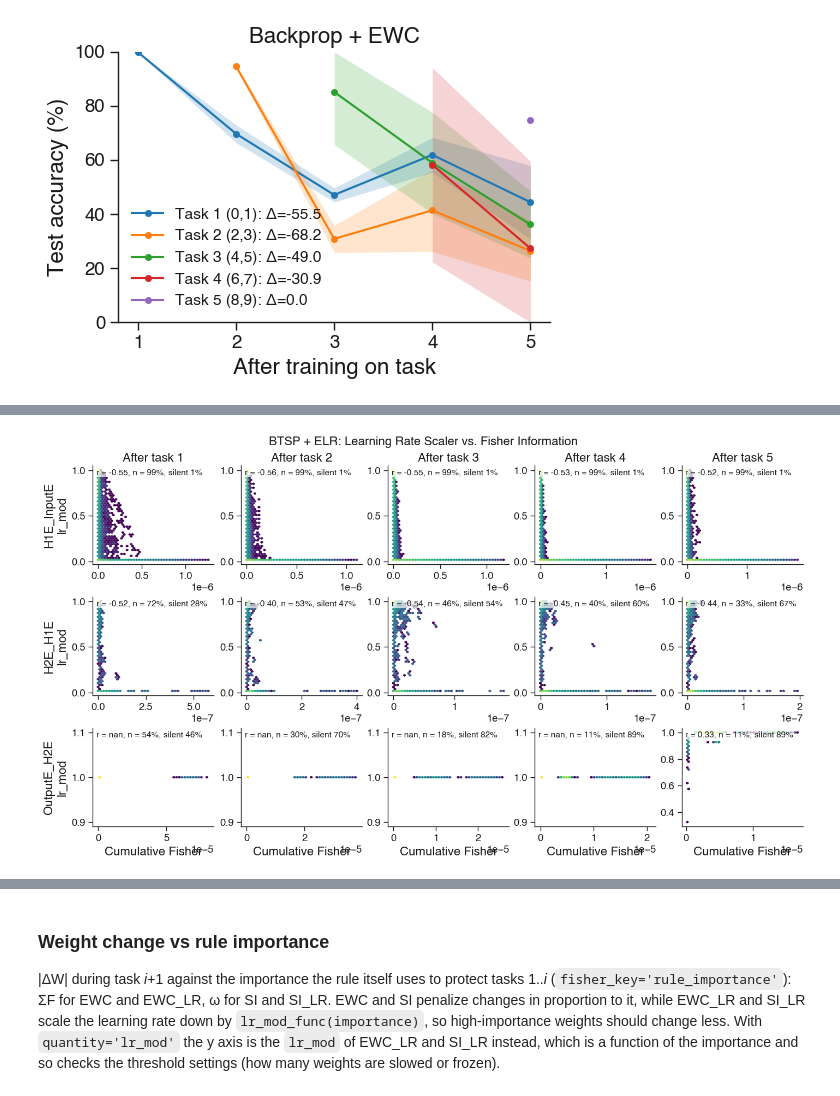
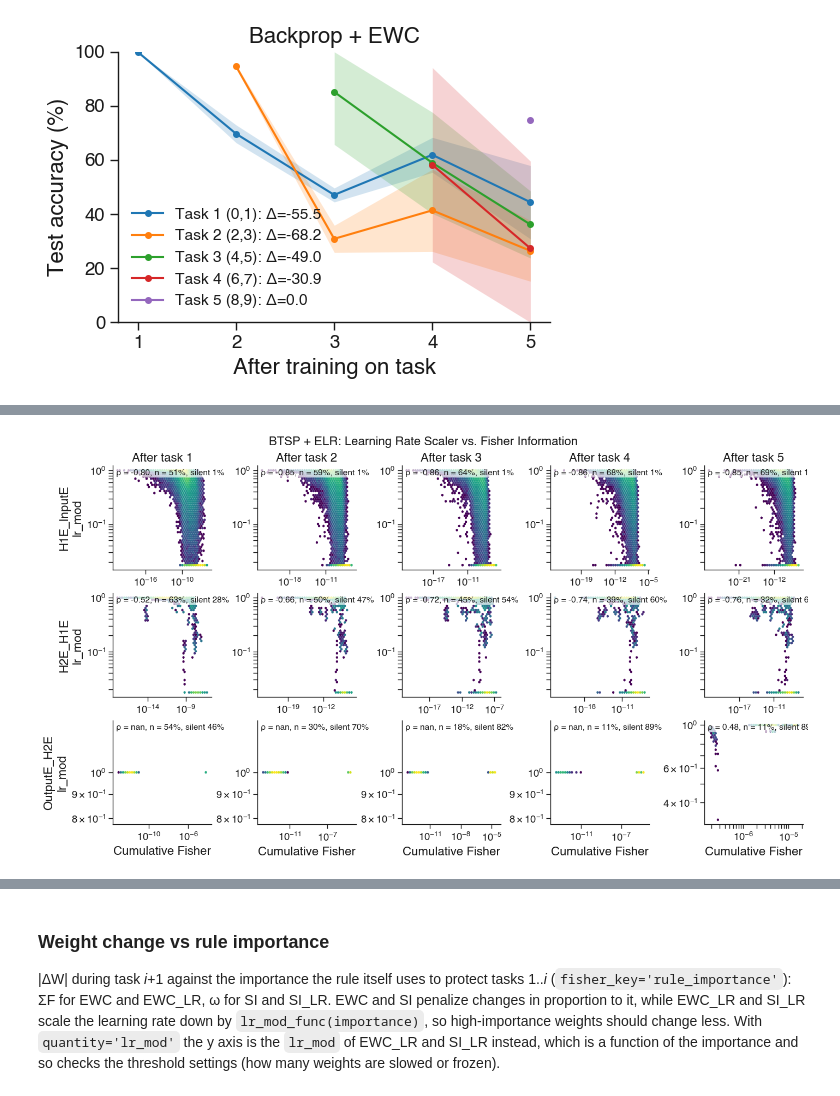
Before and after one commit to Milstein-Lab/EIANN, a Jupyter notebook: EIANN/scripts/get_cl_metrics.ipynb, the cells around one changed output, grey strips where cells are left out. Drawn from its saved outputs; the diff is of its cells as text; code cells hidden in the pictures.

```diff
--- a/EIANN/scripts/get_cl_metrics.ipynb
+++ b/EIANN/scripts/get_cl_metrics.ipynb
@@ -475,32 +507,32 @@ def plot_dw_vs_fisher(model, seed=None, projections=None, fisher_key='cumulative
 # %%
 models = {
     # one unique color per model (validated for adjacent-pair color-vision-deficiency separation); keep in sync across cells
     'van_bp_CL_5_tasks_G':      {'label': 'Backprop',                    'color': '#2a78d6'},  # blue
     'van_bp_CL_5_tasks_EWC':    {'label': 'Backprop + EWC',              'color': '#e34948'},  # red
     'van_bp_CL_5_tasks_EWC_LR': {'label': 'Backprop + EWC ELR',          'color': '#eda100'},  # yellow
     'van_bp_CL_5_tasks_SI':     {'label': 'Backprop + SI',               'color': '#008300'},  # green
     'van_bp_CL_5_tasks_SI_LR':  {'label': 'Backprop + SI ELR',           'color': '#e87ba4'},  # pink
     'bpDale_CL_5_tasks_G':      {'label': "Backprop (Dale's Law)",       'color': '#4a3aa7'},  # violet
     'bpDale_CL_5_tasks_SI':     {'label': "Backprop (Dale's Law) + SI",  'color': '#1baf7a'},  # aqua
     'bpDale_CL_5_tasks_EWC':    {'label': "Backprop (Dale's Law) + EWC", 'color': '#b5179e'},  # plum
     'BP_like_CL_5_tasks_5J':    {'label': 'DTP',                         'color': '#1a1a1a'},  # black
     'dtp_CL_5_tasks_SI':        {'label': 'DTP + SI',                    'color': '#eb6834'},  # orange
     'BTSP_CL_5_tasks_6L':       {'label': 'BTSP',                        'color': '#8c564b'},  # brown
     'BTSP_CL_5_tasks_ELR_A':    {'label': 'BTSP + ELR',                  'color': '#56b4e9'},  # sky blue
     'BTSP_BP_CL_5_tasks':       {'label': 'BTSP (BP plateaus)',          'color': '#9467bd'},  # purple
 }
 
 model, seed = 'BTSP_CL_5_tasks_ELR_A', None  # None: first seed
 quantity = 'lr_mod'  # 'dW' or 'lr_mod' (learning rate modulation of rules that have one, e.g. BTSP + ELR)
 
 projections = ['H1E_InputE', 'H2E_H1E', 'OutputE_H2E']  # None: every plastic projection with a nonzero Fisher
 dw_lower_bound = 1e-8  # |ΔW| below this counts as no change (float32 resolves about |W| * 6e-8)
 silent_weight_bound = 1e-8  # weights with |W| below this before and after the task are left out
 fisher_key = 'cumulative_fisher' # fisher (previous task only), cumulative_fisher (cumulative over all previous tasks) or rule_importance (EWC/SI-type rules)
 relative = False  # True: plot |ΔW| / |W before the task| instead of |ΔW|
-log_scale = False  # True: log-log axes, Spearman ρ; False: linear axes, Pearson r
+log_scale = True  # True: log-log axes, Spearman ρ; 'fisher': log Fisher axis only (semi-log), Spearman ρ; False: linear axes, Pearson r
 
 plot_dw_vs_fisher(model, seed, projections, dw_lower_bound=dw_lower_bound, silent_weight_bound=silent_weight_bound, fisher_key=fisher_key,
                   relative=relative, quantity=quantity, log_scale=log_scale)
 # %% [output]
-[figure, old version]
+[figure, new version]
```
Also changed, not shown: parts of 13 cells of this notebook, 18 other files.
